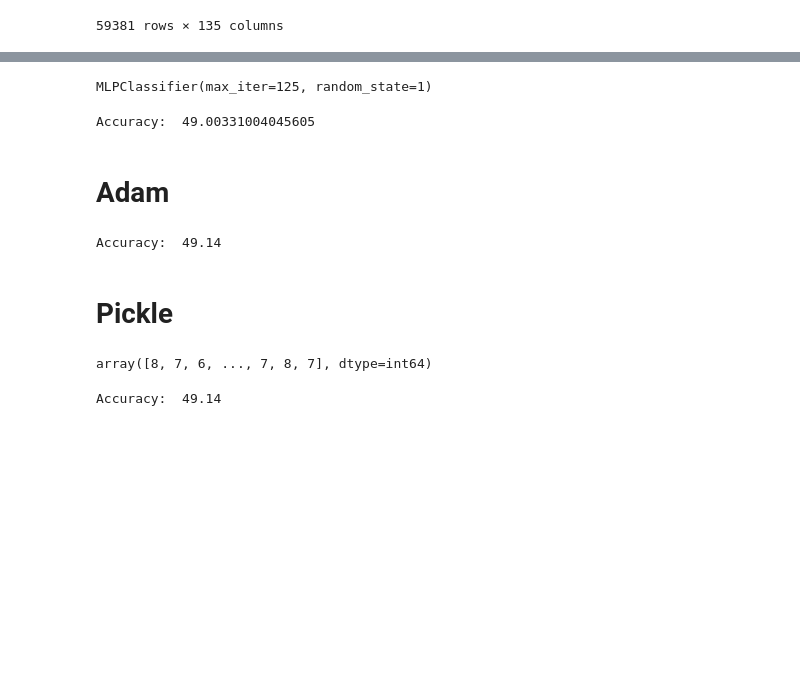
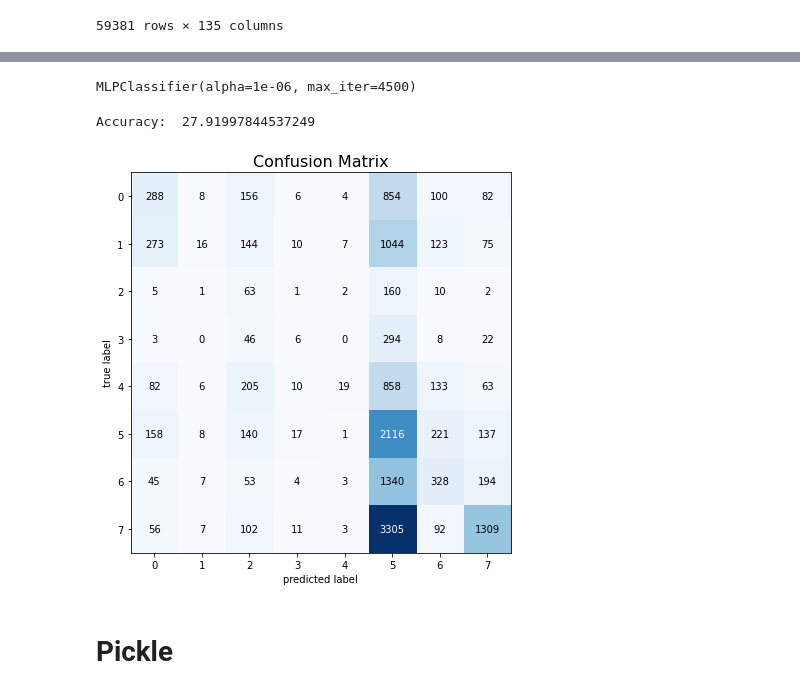
Before and after one commit to bcmoritz/CapStone, a Jupyter notebook: Code/Pickle_Files/NeuralNetwork.ipynb, the cells around one changed output, grey strips where cells are left out. Saved outputs shown, nothing was run; the diff lists cells and outputs as text; code cells hidden in the pictures; blank space fills up the shorter version.

```diff
--- a/Code/Pickle_Files/NeuralNetwork.ipynb
+++ b/Code/Pickle_Files/NeuralNetwork.ipynb
@@ -75,5 +25,3 @@ None
 # %%
-y2 = remaining.Response
-x2 = remaining.drop(columns = ['Response'])
-print(type(x2),type(y2))
-print(x2.info(verbose=True, show_counts=True))
+y = df.Response
+x = df.drop(columns = ['Response'])
@@ -98,3 +28,3 @@ None
 # %%
 from sklearn.model_selection import train_test_split
-x2_train, x2_test, y2_train, y2_test = train_test_split(x2, y2, test_size = 0.25, random_state = 0)
+x_train, x_test, y_train, y_test = train_test_split(x, y, test_size = 0.25, random_state = 0)
@@ -101,15 +64,13 @@ x2_train, x2_test, y2_train, y2_test = train_test_split(x2, y2, test_size = 0.25
 # %%
 from sklearn.neural_network import MLPClassifier
-clf = MLPClassifier(random_state=1, max_iter=125)
-clf.fit(x2_train, y2_train)
+clf = MLPClassifier(alpha=1e-06, max_iter=4500)
+clf.fit(x_train.values, y_train.values)
 # %% [output]
-MLPClassifier(max_iter=125, random_state=1)
+MLPClassifier(alpha=1e-06, max_iter=4500)
 # %%
-y2_pred = clf.predict(x2_test)
+y_pred = clf.predict(x_test.values)
 # %%
 from sklearn import metrics
-print("Accuracy: ",metrics.accuracy_score(y2_test, y2_pred)*100)
+print("Accuracy: ",metrics.accuracy_score(y_test, y_pred)*100)
 # %% [output]
-Accuracy:  49.00331004045605
+Accuracy:  27.91997844537249
-# %% [markdown]
-# Adam
@@ -124,8 +77,12 @@ test_pred = clf.predict(first5k)
-# %%
-from sklearn import metrics
-print("Accuracy: ",metrics.accuracy_score(save_response, test_pred)*100)
-# %% [output]
-Accuracy:  49.14
+# %%
+from sklearn.metrics import confusion_matrix,accuracy_score
+from mlxtend.plotting import plot_confusion_matrix
+cm = confusion_matrix(y_test, y_pred)
+fig, ax = plot_confusion_matrix(conf_mat=cm, figsize=(7, 7))
+plt.title('Confusion Matrix', fontsize=16)
+plt.show()
+# %% [output]
+[figure, added]
 # %% [markdown]
 # Pickle
 # %%
@@ -139,11 +96,7 @@ with open('neuralnet_pkl.sav' , 'rb') as f:
     lr = pickle.load(f)
 # %%
 # check prediction
-lr.predict(first5k)
+lr.predict(x_test)
-# %% [output]
-array([8, 7, 6, ..., 7, 8, 7], dtype=int64)
 # %%
 from sklearn import metrics
-print("Accuracy: ",metrics.accuracy_score(save_response, lr.predict(first5k))*100)
+print("Accuracy: ",metrics.accuracy_score(y_test, lr.predict(x_test))*100)
-# %% [output]
-Accuracy:  49.14
```
Also changed, not shown: parts of 6 cells of this notebook, 3 other files.
